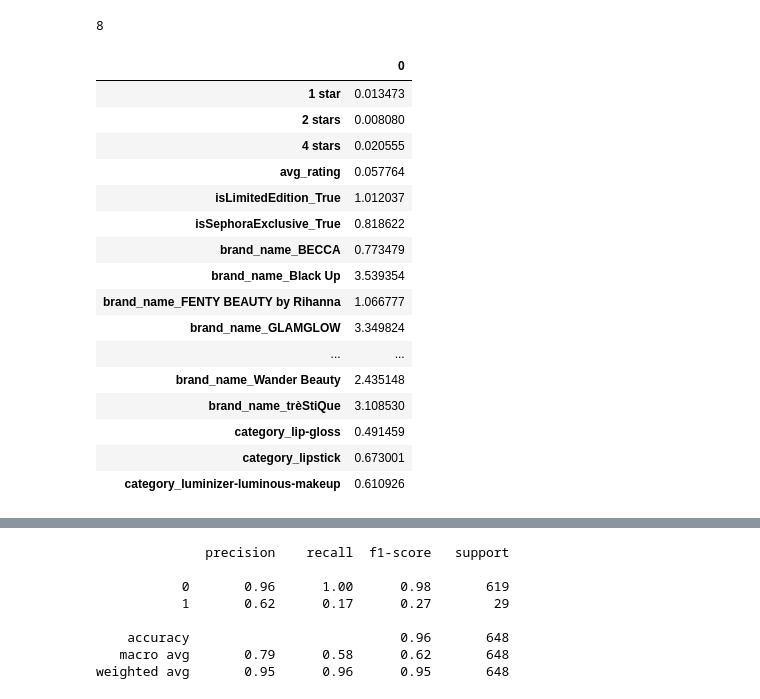
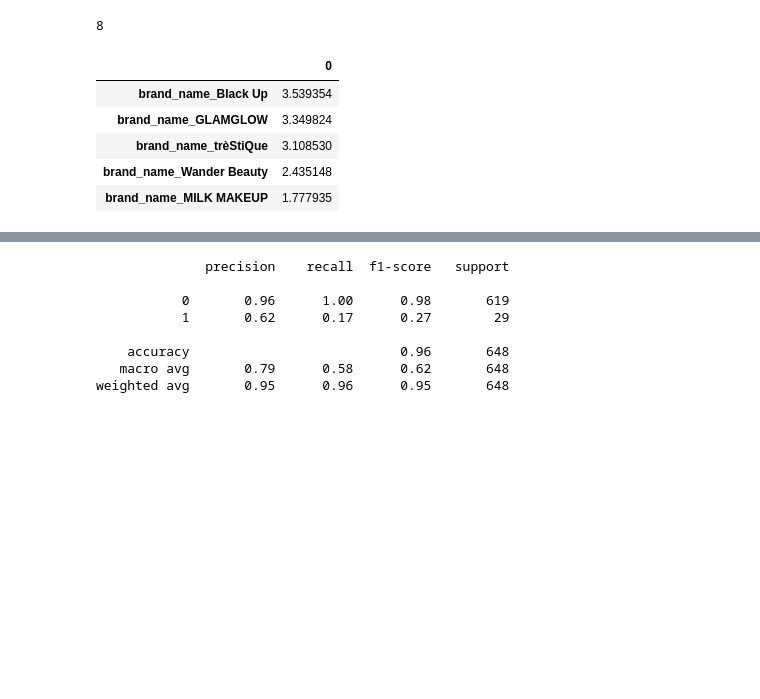
Before and after one commit to myo-kim/Sephora_API, a Jupyter notebook: Code/4-Modeling.ipynb, the cells around one changed output, grey strips where cells are left out. Drawn from its saved outputs; the diff is of its cells as text; code cells hidden in the pictures; blank space fills up the shorter version.

```diff
--- a/Code/Modeling.ipynb
+++ b/Code/4-Modeling.ipynb
@@ -147,23 +126,12 @@ sum(lr.predict(X_train))
 # %%
 lr_weights = pd.DataFrame(index = X.columns, data = lr.coef_.ravel())
 # %%
-lr_weights[lr_weights[0]>0]
+lr_weights[lr_weights[0]>0].sort_values(by = 0,ascending = False)[:5]
 # %% [output]
 |  | 0 |
-| 1 star | 0.013473 |
-| 2 stars | 0.008080 |
-| 4 stars | 0.020555 |
-| avg_rating | 0.057764 |
-| isLimitedEdition_True | 1.012037 |
-| isSephoraExclusive_True | 0.818622 |
-| brand_name_BECCA | 0.773479 |
 | brand_name_Black Up | 3.539354 |
-| brand_name_FENTY BEAUTY by Rihanna | 1.066777 |
 | brand_name_GLAMGLOW | 3.349824 |
-| ... | ... |
+| brand_name_trèStiQue | 3.108530 |
 | brand_name_Wander Beauty | 2.435148 |
-| brand_name_trèStiQue | 3.108530 |
-| category_lip-gloss | 0.491459 |
-| category_lipstick | 0.673001 |
-| category_luminizer-luminous-makeup | 0.610926 |
+| brand_name_MILK MAKEUP | 1.777935 |
 # %%
```
Also changed, not shown: parts of 43 cells of this notebook, 2 other files.
